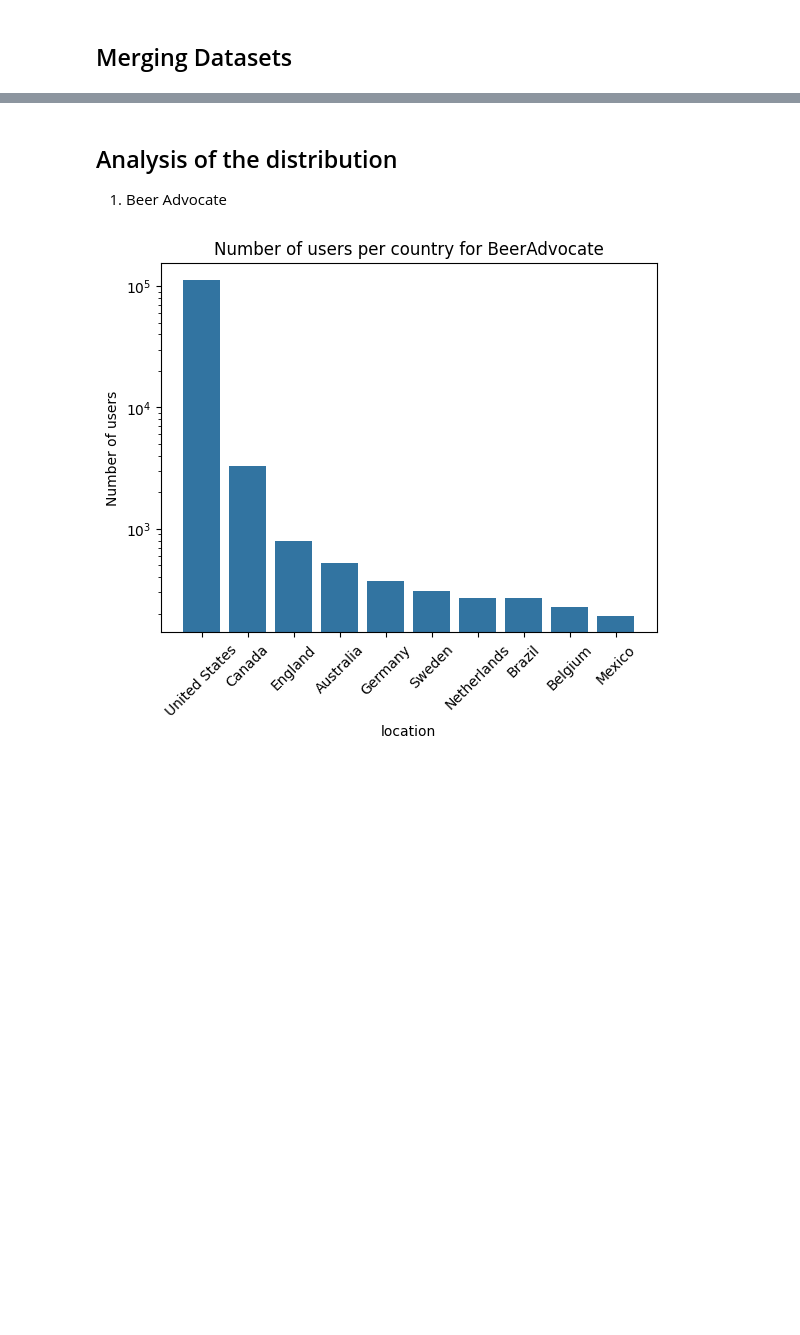
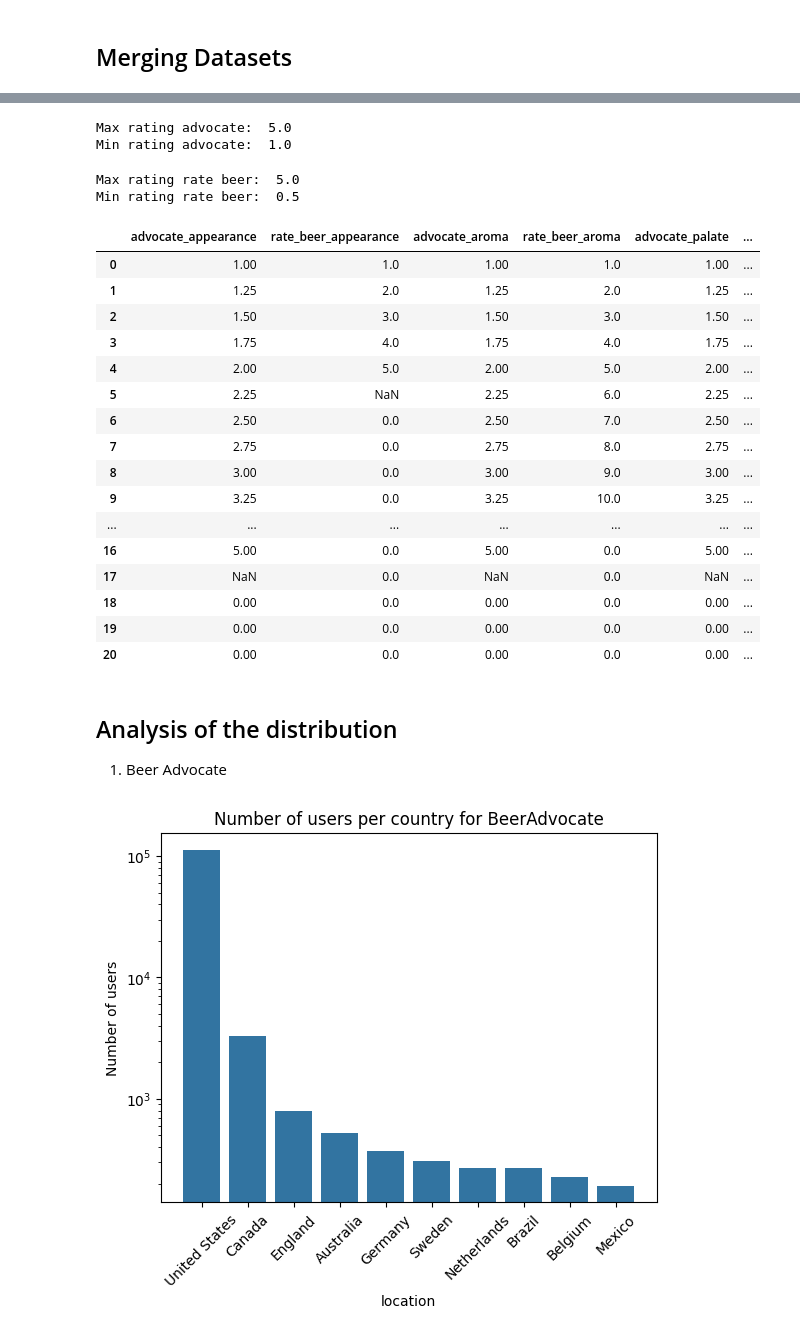
Before and after one commit to epfl-ada/ada-2023-project-remontada, a Jupyter notebook: code/main_vincent_roduit.ipynb, the cells around one changed output, grey strips where cells are left out. Cells and saved outputs as stored; diff of their text form; code cells hidden in the pictures; blank space fills up the shorter version.

```diff
--- a/code/main_vincent_roduit.ipynb
+++ b/code/main_vincent_roduit.ipynb
@@ -192,0 +192,43 @@ df_ratings_stat
+# %%
+df_advocate_ratings_parameters = deepcopy(df_advocate_ratings[['appearance','aroma','palate','taste','overall','rating']])
+df_advocate_ratings_parameters = df_advocate_ratings_parameters.astype(float)
+df_rate_beer_reviews_parameters = deepcopy(df_rate_beer_reviews[['appearance','aroma','palate','taste','overall','rating']])
+df_rate_beer_reviews_parameters = df_rate_beer_reviews_parameters.astype(float)
+# %%
+advocate_appearance = np.sort(df_advocate_ratings_parameters['appearance'].astype(float).unique())
+advocate_aroma = np.sort(df_advocate_ratings_parameters['aroma'].astype(float).unique())
+advocate_palate = np.sort(df_advocate_ratings_parameters['palate'].astype(float).unique())
+advocate_taste = np.sort(df_advocate_ratings_parameters['taste'].astype(float).unique())
+advocate_overall = np.sort(df_advocate_ratings_parameters['overall'].astype(float).unique())
+rate_beer_appearance = np.sort(df_rate_beer_reviews_parameters['appearance'].astype(float).unique())
+rate_beer_aroma = np.sort(df_rate_beer_reviews_parameters['aroma'].astype(float).unique())
+rate_beer_palate = np.sort(df_rate_beer_reviews_parameters['palate'].astype(float).unique())
+rate_beer_taste = np.sort(df_rate_beer_reviews_parameters['taste'].astype(float).unique())
+rate_beer_overall = np.sort(df_rate_beer_reviews_parameters['overall'].astype(float).unique())
+
+# Make sure all arrays are of the same length
+max_length = max(len(advocate_appearance), len(advocate_aroma), len(advocate_palate), len(advocate_taste), len(advocate_overall), len(rate_beer_appearance), len(rate_beer_aroma), len(rate_beer_palate), len(rate_beer_taste), len(rate_beer_overall))
+
+advocate_appearance = np.pad(advocate_appearance, (0, max_length - len(advocate_appearance)), mode='constant')
+advocate_aroma = np.pad(advocate_aroma, (0, max_length - len(advocate_aroma)), mode='constant')
+advocate_palate = np.pad(advocate_palate, (0, max_length - len(advocate_palate)), mode='constant')
+advocate_taste = np.pad(advocate_taste, (0, max_length - len(advocate_taste)), mode='constant')
+advocate_overall = np.pad(advocate_overall, (0, max_length - len(advocate_overall)), mode='constant')
+rate_beer_appearance = np.pad(rate_beer_appearance, (0, max_length - len(rate_beer_appearance)), mode='constant')
+rate_beer_aroma = np.pad(rate_beer_aroma, (0, max_length - len(rate_beer_aroma)), mode='constant')
+rate_beer_palate = np.pad(rate_beer_palate, (0, max_length - len(rate_beer_palate)), mode='constant')
+rate_beer_taste = np.pad(rate_beer_taste, (0, max_length - len(rate_beer_taste)), mode='constant')
+rate_beer_overall = np.pad(rate_beer_overall, (0, max_length - len(rate_beer_overall)), mode='constant')
+
+data = {'advocate_appearance': advocate_appearance,
+    'rate_beer_appearance': rate_beer_appearance,
+    'advocate_aroma': advocate_aroma,
+    'rate_beer_aroma': rate_beer_aroma,
+    'advocate_palate': advocate_palate,
+    'rate_beer_palate': rate_beer_palate,
+    'advocate_taste': advocate_taste,
+    'rate_beer_taste': rate_beer_taste,
+    'advocate_overall': advocate_overall,
+    'rate_beer_overall': rate_beer_overall}
+
+df = pd.DataFrame(data)
@@ -193,3 +246,39 @@ df_ratings_stat
+# %%
+max_rating_advocate = max(df_advocate_ratings_parameters.rating)
+min_rating_advocate = min(df_advocate_ratings_parameters.rating)
+print('Max rating advocate: ', max_rating_advocate)
+print('Min rating advocate: ', min_rating_advocate)
+# %% [output]
+Max rating advocate:  5.0
+Min rating advocate:  1.0
+# %%
+max_rating_rate_beer = max(df_rate_beer_reviews_parameters.rating)
+min_rating_rate_beer = min(df_rate_beer_reviews_parameters.rating)
+print('Max rating rate beer: ', max_rating_rate_beer)
+print('Min rating rate beer: ', min_rating_rate_beer)
+# %% [output]
+Max rating rate beer:  5.0
+Min rating rate beer:  0.5
+# %%
+df
+# %% [output]
+|  | advocate_appearance | rate_beer_appearance | advocate_aroma | rate_beer_aroma | advocate_palate | ... |
+| 0 | 1.00 | 1.0 | 1.00 | 1.0 | 1.00 | ... |
+| 1 | 1.25 | 2.0 | 1.25 | 2.0 | 1.25 | ... |
+| 2 | 1.50 | 3.0 | 1.50 | 3.0 | 1.50 | ... |
+| 3 | 1.75 | 4.0 | 1.75 | 4.0 | 1.75 | ... |
+| 4 | 2.00 | 5.0 | 2.00 | 5.0 | 2.00 | ... |
+| 5 | 2.25 | NaN | 2.25 | 6.0 | 2.25 | ... |
+| 6 | 2.50 | 0.0 | 2.50 | 7.0 | 2.50 | ... |
+| 7 | 2.75 | 0.0 | 2.75 | 8.0 | 2.75 | ... |
+| 8 | 3.00 | 0.0 | 3.00 | 9.0 | 3.00 | ... |
+| 9 | 3.25 | 0.0 | 3.25 | 10.0 | 3.25 | ... |
+| ... | ... | ... | ... | ... | ... | ... |
+| 16 | 5.00 | 0.0 | 5.00 | 0.0 | 5.00 | ... |
+| 17 | NaN | 0.0 | NaN | 0.0 | NaN | ... |
+| 18 | 0.00 | 0.0 | 0.00 | 0.0 | 0.00 | ... |
+| 19 | 0.00 | 0.0 | 0.00 | 0.0 | 0.00 | ... |
+| 20 | 0.00 | 0.0 | 0.00 | 0.0 | 0.00 | ... |
 # %% [markdown]
 ## Analysis of the distribution
  1. Beer Advocate
```
Also changed, not shown: parts of 25 cells of this notebook, 6 other files.
